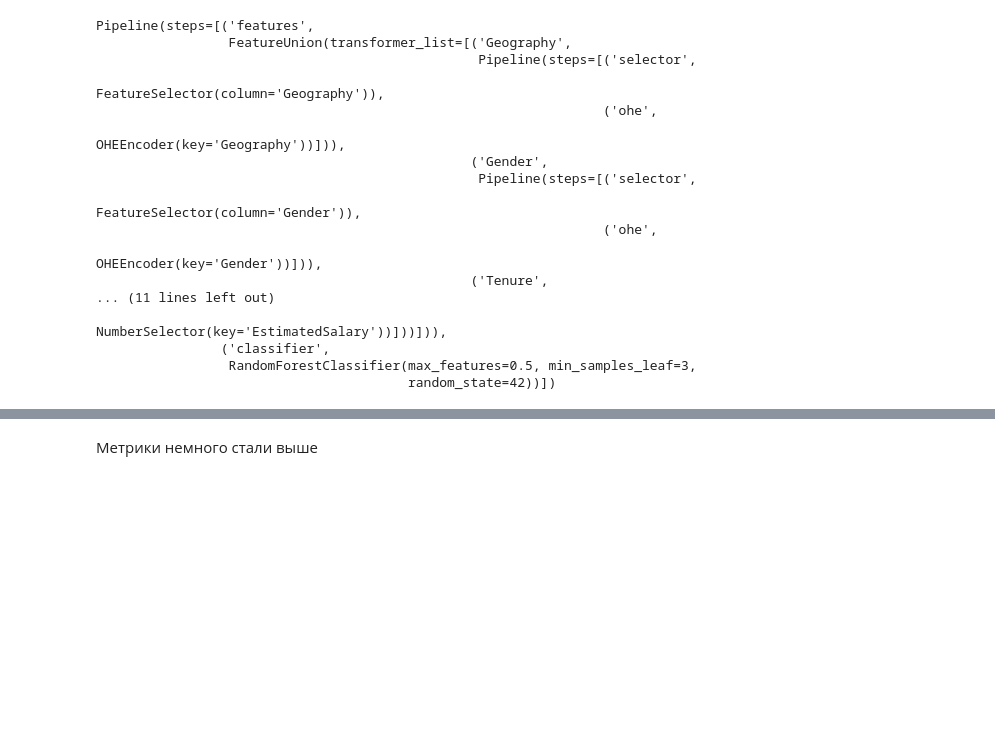
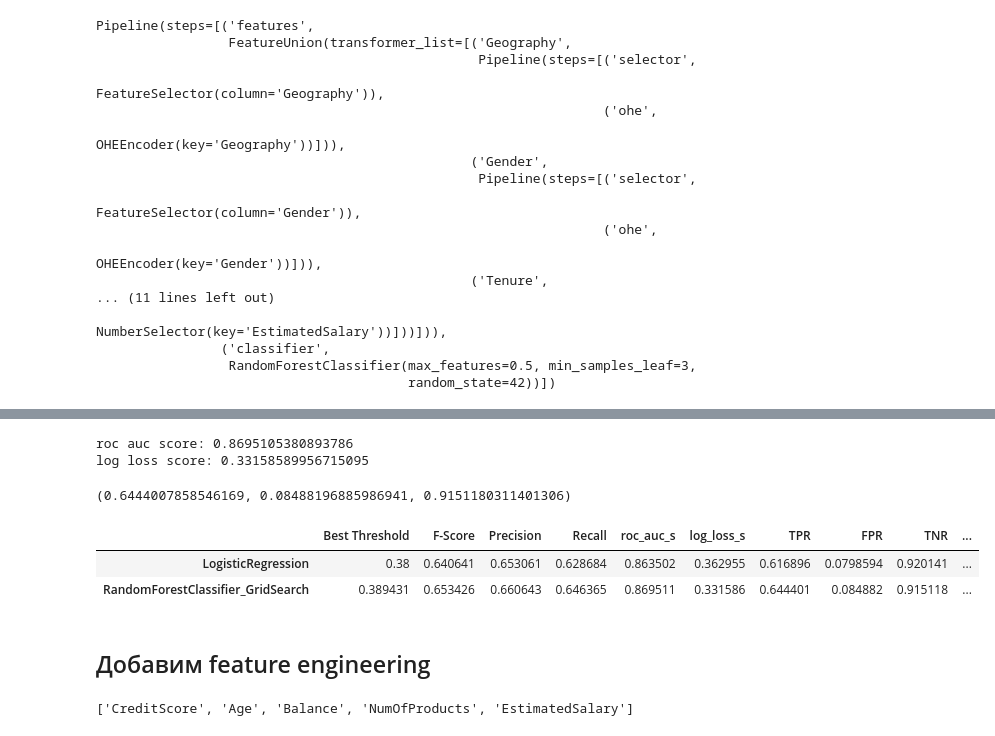
Before and after one commit to VitalyGladyshev/BML, a Jupyter notebook: BML2_HW5.ipynb, the cells around one changed output, grey strips where cells are left out. Drawn from its saved outputs; the diff is of its cells as text; code cells hidden in the pictures; blank space fills up the shorter version.

```diff
--- a/BML2_HW5.ipynb
+++ b/BML2_HW5.ipynb
@@ -264,0 +192,8 @@ Confusion matrix, without normalization
+# %%
+res_tab.loc['RandomForestClassifier', :] = [thresholds[ix],
+                                            fscore[ix],
+                                            precision[ix],
+                                            recall[ix],
+                                            r_auc, l_los,
+                                            TPR, FPR, TNR,
+                                            TN, FN, TP, FP]
@@ -345,2 +267,43 @@ Confusion matrix, without normalization
-# %% [markdown]
-Метрики немного стали выше
+# %%
+r_auc = roc_auc_score(y_true=y_test, y_score=preds)
+l_los = log_loss(y_true=y_test, y_pred=preds)
+
+print("roc auc score: {}".format(r_auc))
+print("log loss score: {}".format(l_los))
+# %% [output]
+roc auc score: 0.8695105380893786
+log loss score: 0.33158589956715095
+# %%
+cnf_matrix = confusion_matrix(y_test, preds>thresholds[ix])
+
+TN = cnf_matrix[0][0]
+FN = cnf_matrix[1][0]
+TP = cnf_matrix[1][1]
+FP = cnf_matrix[0][1]
+
+TPR = TP/(TP+FN)
+FPR = FP/(FP+TN)
+TNR = TN/(FP+TN)
+TPR, FPR, TNR
+# %% [output]
+(0.6444007858546169, 0.08488196885986941, 0.9151180311401306)
+# %%
+res_tab.loc['RandomForestClassifier_GridSearch', :] = [thresholds[ix],
+                                                       fscore[ix],
+                                                       precision[ix],
+                                                       recall[ix],
+                                                       r_auc, l_los,
+                                                       TPR, FPR, TNR,
+                                                       TN, FN, TP, FP]
+# %%
+res_tab
+# %% [output]
+|  | Best Threshold | F-Score | Precision | Recall | roc_auc_s | log_loss_s | TPR | FPR | TNR | ... |
+| LogisticRegression | 0.38 | 0.640641 | 0.653061 | 0.628684 | 0.863502 | 0.362955 | 0.616896 | 0.0798594 | 0.920141 | ... |
+| RandomForestClassifier_GridSearch | 0.389431 | 0.653426 | 0.660643 | 0.646365 | 0.869511 | 0.331586 | 0.644401 | 0.084882 | 0.915118 | ... |
+# %% [markdown]
+## Добавим feature engineering
+# %%
+continuous_columns
+# %% [output]
+['CreditScore', 'Age', 'Balance', 'NumOfProducts', 'EstimatedSalary']
```
Also changed, not shown: parts of 34 cells of this notebook.
